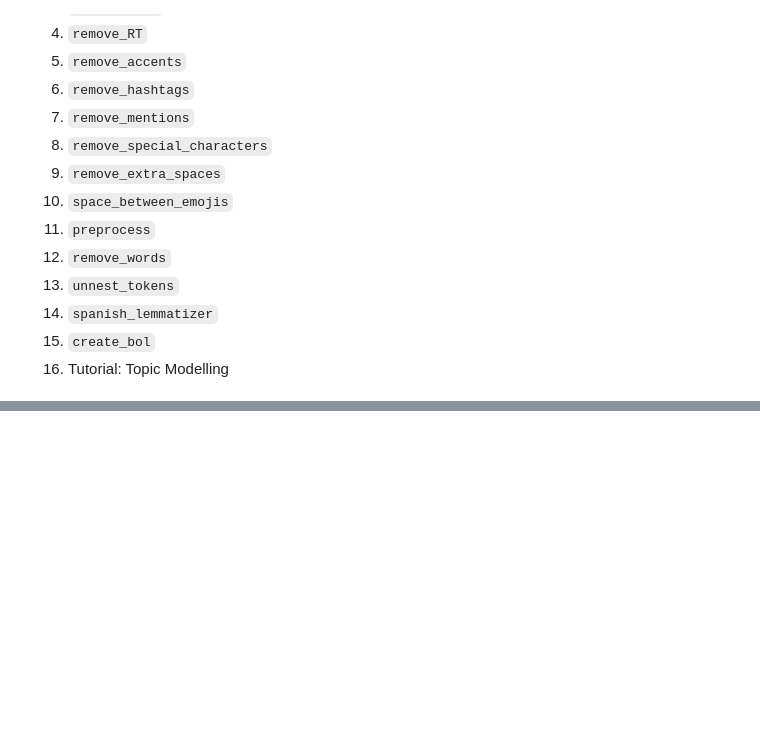
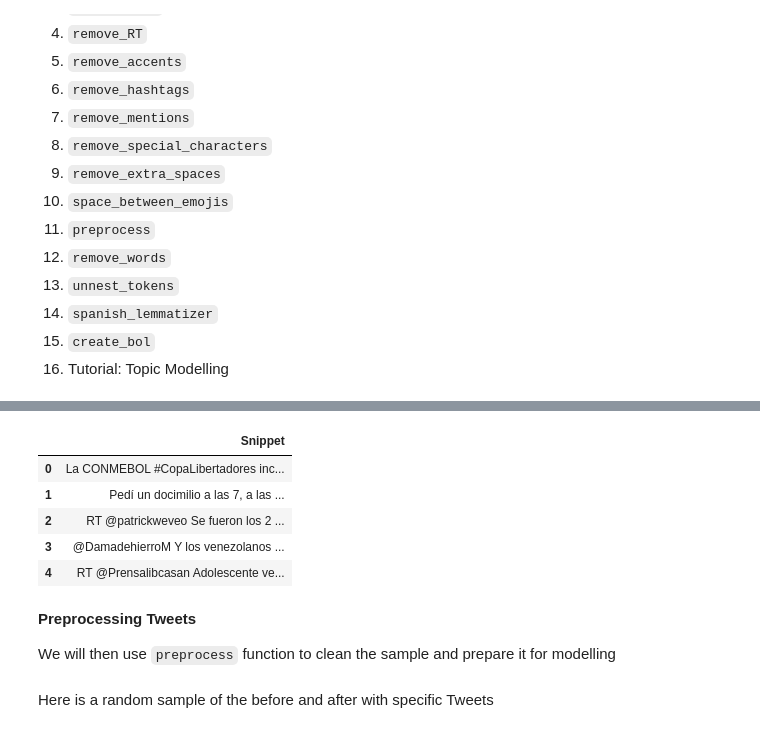
Before and after one commit to lgomezt/tidyX, a Jupyter notebook: Examples/Estructura tutorial.ipynb, the cells around one changed output, grey strips where cells are left out. Cells and saved outputs as stored; diff of their text form; code cells hidden in the pictures; blank space fills up the shorter version.

```diff
--- a/Examples/Estructura tutorial.ipynb
+++ b/Examples/Estructura tutorial.ipynb
@@ -133,0 +582,28 @@ print("After:", string_without_repetitions)
+# %%
+# PREPARATIONS
+# Environment set-up
+import sys
+sys.path.insert(1, r'C:\Users\JOSE\Desktop\Trabajo\Paper_no_supervisado\Tidytweets')
+from tidyX import TextPreprocessor as tt
+import pandas as pd
+import random
+# Getting the data:
+# In this tutorial, we use a sample dataset of 799053 tweets related to Venezuelan migrants in Colombia.
+# The dataset is available in the data folder of the repository.
+# For efficiency we will only use a random sample of 1000 tweets
+n = 799053 #number of records in file
+s = 1000 #desired sample size
+skip = sorted(random.sample(range(n),n-s))
+tweets = pd.read_excel(r"C:\Users\JOSE\Desktop\Trabajo\Paper_no_supervisado\Tidytweets\data\Base_Para_Labels.xlsx", skiprows=skip, header=None, names=['Snippet'])
+tweets.head()
+# %% [output]
+|  | Snippet |
+| 0 | La CONMEBOL #CopaLibertadores inc... |
+| 1 | Pedí un docimilio a las 7, a las ... |
+| 2 | RT @patrickweveo Se fueron los 2 ... |
+| 3 | @DamadehierroM Y los venezolanos ... |
+| 4 | RT @Prensalibcasan Adolescente ve... |
+# %% [markdown]
+**Preprocessing Tweets**
+
+We will then use `preprocess` function to clean the sample and prepare it for modelling
@@ -133,0 +613,2 @@ print("After:", string_without_repetitions)
+# %% [markdown]
+Here is a random sample of the before and after with specific Tweets
```
Also changed, not shown: parts of 92 cells of this notebook.
